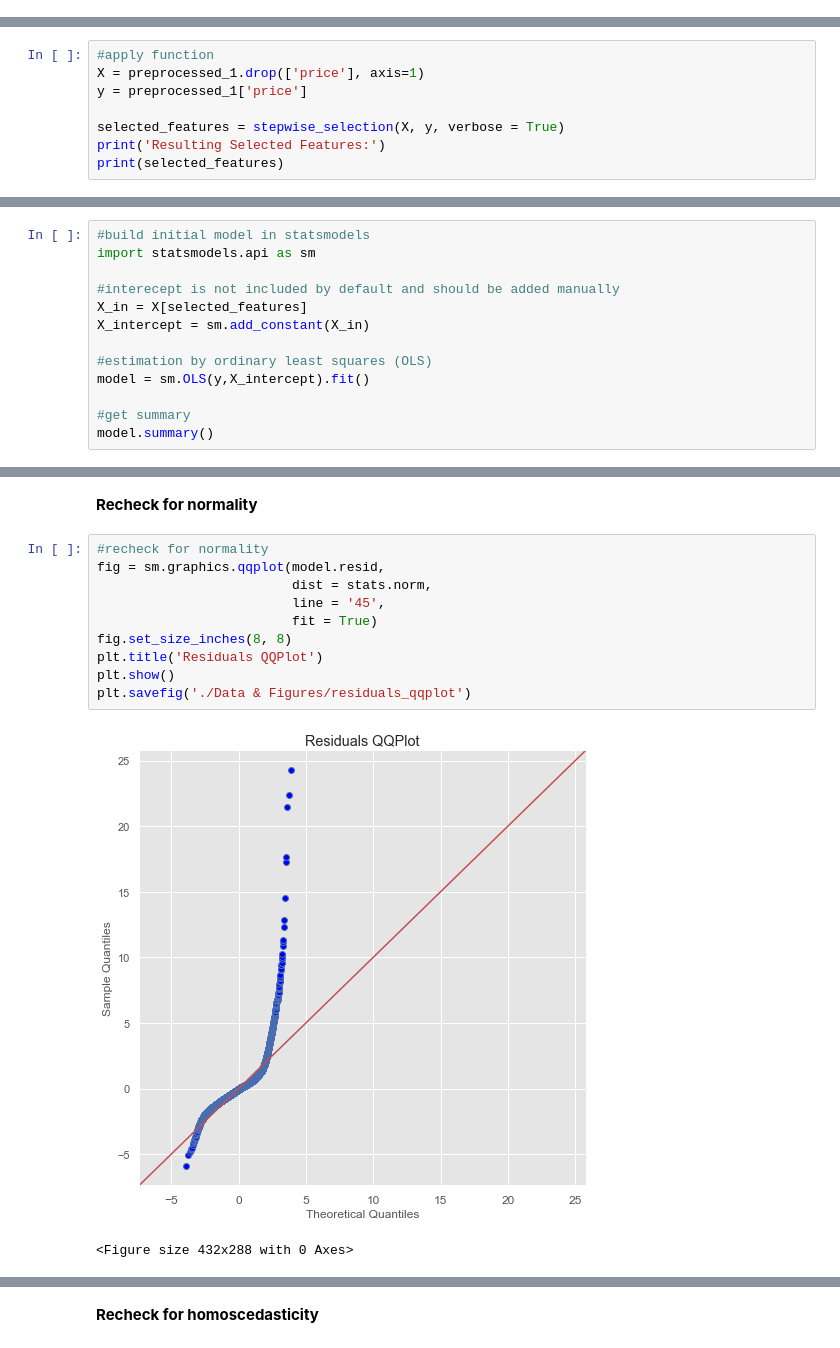
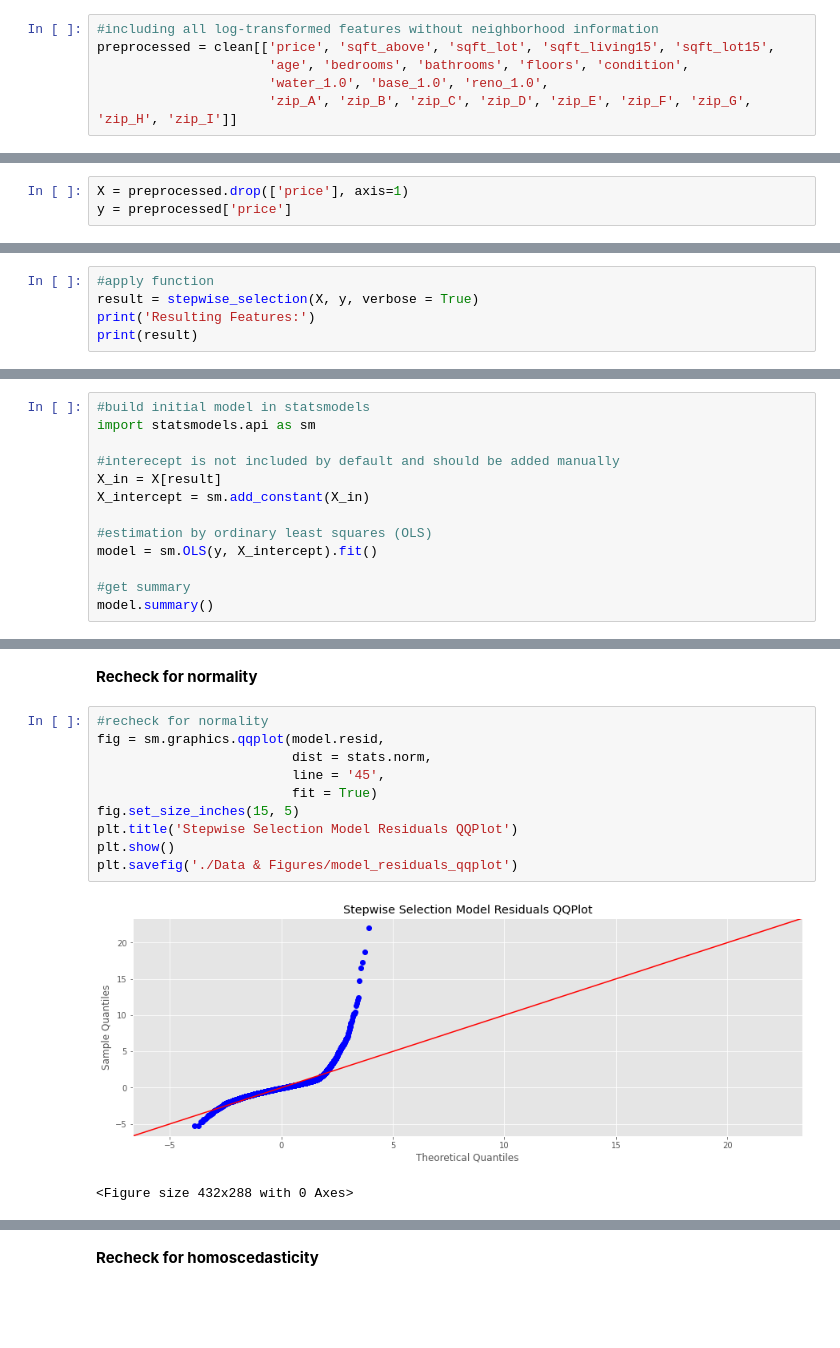
Before and after one commit to baotramduong/Portfolio_Project_Multivariate_Linear_Regression_King_County_Housing, a Jupyter notebook: Part II.A - Machine Learning.ipynb, the cells around one changed output, grey strips where cells are left out. Cells and saved outputs as stored; diff of their text form; blank space fills up the shorter version.

```diff
--- a/Part II.A - Machine Learning.ipynb
+++ b/Part II.A - Machine Learning.ipynb
@@ -53,0 +46,6 @@ This part of the project includes:
+# %%
+#including all log-transformed features without neighborhood information
+preprocessed = clean[['price', 'sqft_above', 'sqft_lot', 'sqft_living15', 'sqft_lot15',
+                      'age', 'bedrooms', 'bathrooms', 'floors', 'condition',
+                      'water_1.0', 'base_1.0', 'reno_1.0',
+                      'zip_A', 'zip_B', 'zip_C', 'zip_D', 'zip_E', 'zip_F', 'zip_G', 'zip_H', 'zip_I']]
@@ -54,3 +62,6 @@ This part of the project includes:
+# %%
+X = preprocessed.drop(['price'], axis=1)
+y = preprocessed['price']
 # %% [markdown]
 ## Perform Stepwise Selection
 # %%
@@ -121,9 +118,6 @@ preprocessed_1 = clean[['price', 'sqft_lot', 'sqft_living15', 'sqft_lot15', 'age
 # %%
 #apply function
-X = preprocessed_1.drop(['price'], axis=1)
-y = preprocessed_1['price']
-
-selected_features = stepwise_selection(X, y, verbose = True)
-print('Resulting Selected Features:')
-print(selected_features)
+result = stepwise_selection(X, y, verbose = True)
+print('Resulting Features:')
+print(result)
 # %% [output]
@@ -165,11 +152,11 @@ len(selected_features)
 import statsmodels.api as sm
 
 #interecept is not included by default and should be added manually
-X_in = X[selected_features]
+X_in = X[result]
 X_intercept = sm.add_constant(X_in)
 
 #estimation by ordinary least squares (OLS)
-model = sm.OLS(y,X_intercept).fit()
+model = sm.OLS(y, X_intercept).fit()
 
 #get summary
 model.summary()
@@ -408,13 +251,13 @@ plt.savefig('./Data & Figures/initial_model_test_scatterplot')
 # %%
 #recheck for normality
 fig = sm.graphics.qqplot(model.resid,
                          dist = stats.norm,
                          line = '45',
                          fit = True)
-fig.set_size_inches(8, 8)
-plt.title('Residuals QQPlot')
+fig.set_size_inches(15, 5)
+plt.title('Stepwise Selection Model Residuals QQPlot')
 plt.show()
-plt.savefig('./Data & Figures/residuals_qqplot')
+plt.savefig('./Data & Figures/model_residuals_qqplot')
 # %% [output]
-[figure, old version]
+[figure, new version]
 <Figure size 432x288 with 0 Axes>
```
Also changed, not shown: parts of 77 cells of this notebook.
